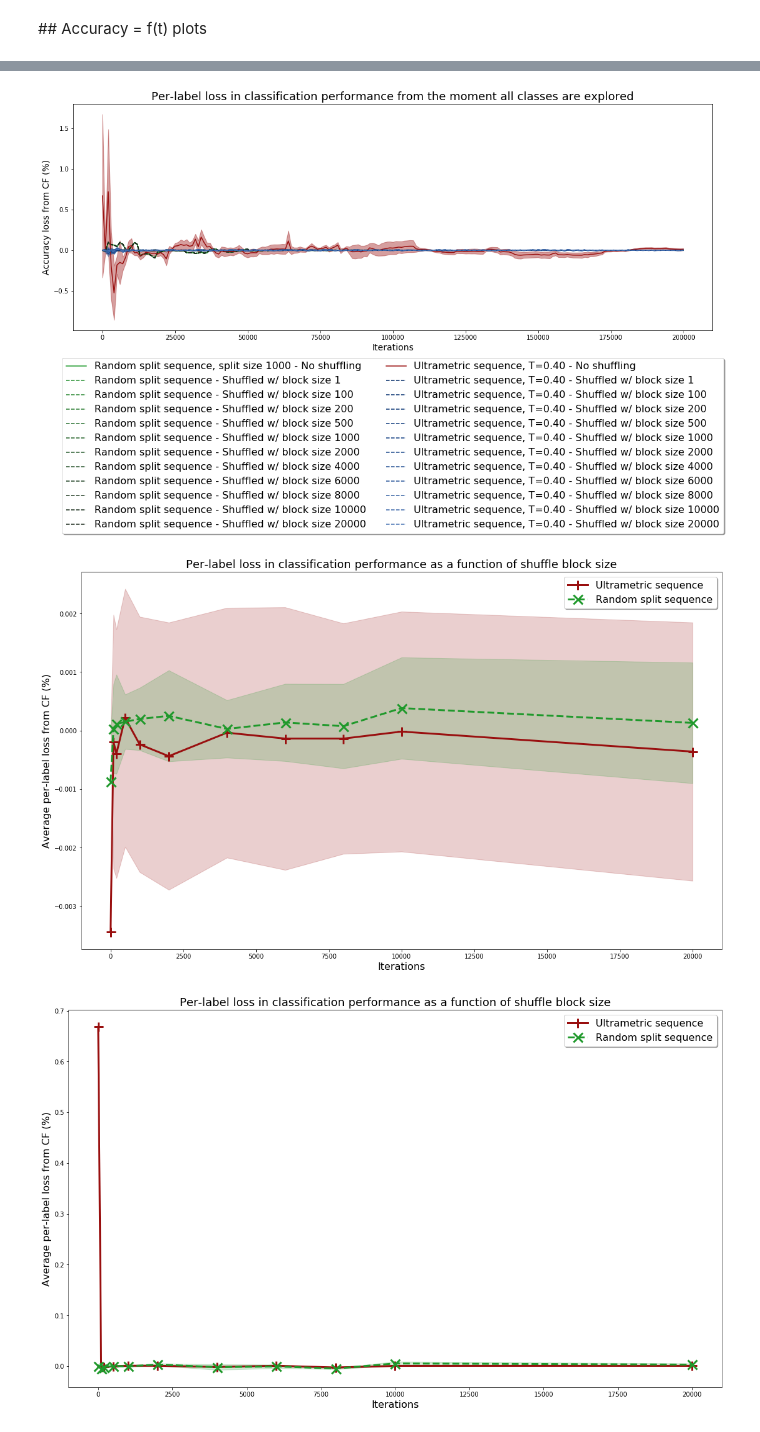
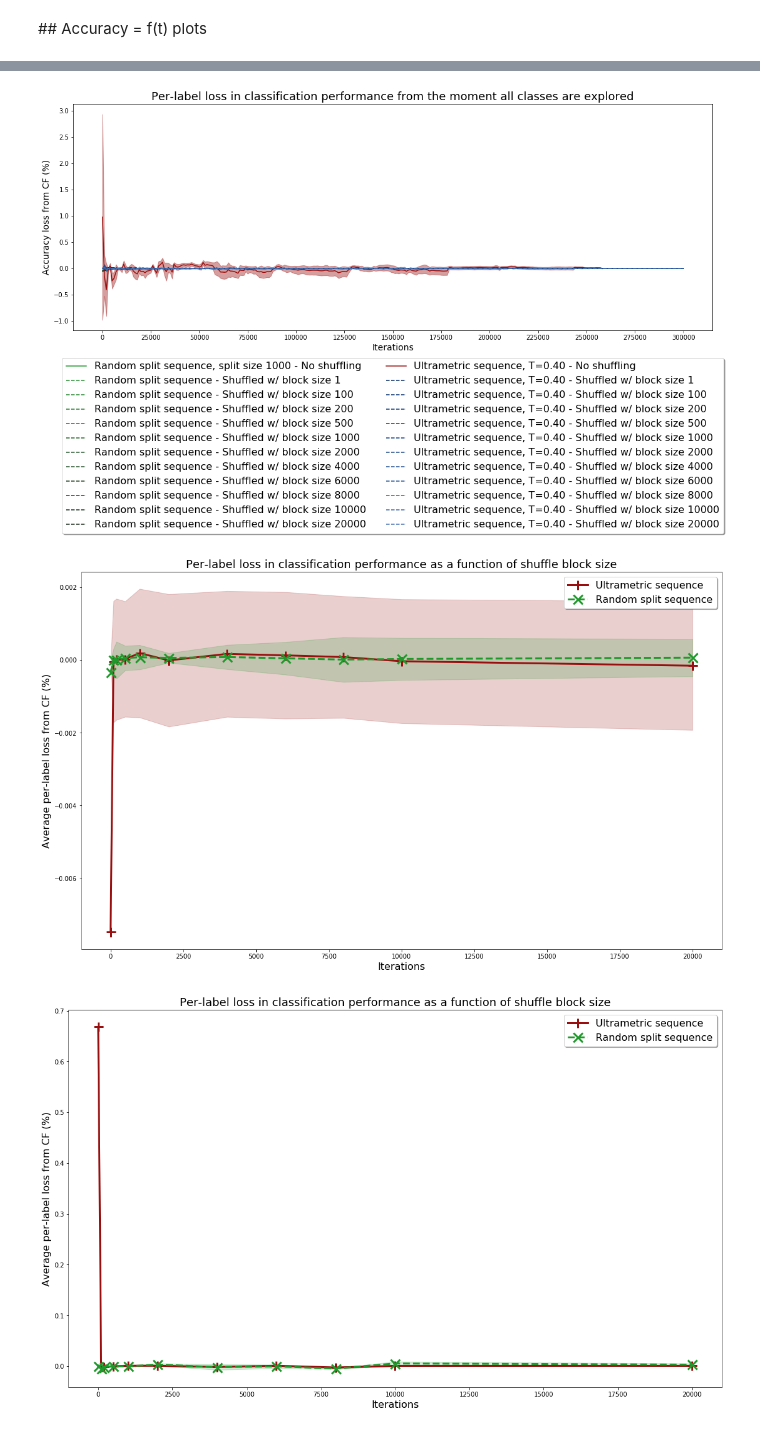
Before and after one commit to Brossollet-Antonin/Ultrametric-benchmark, a Jupyter notebook: notebooks/data_analysis_v2.ipynb, the cells around one changed output, grey strips where cells are left out. Cells and saved outputs as stored; diff of their text form; code cells hidden in the pictures.

```diff
--- a/notebooks/data_analysis_v2.ipynb
+++ b/notebooks/data_analysis_v2.ipynb
@@ -204,8 +254,8 @@ ld.get_acc_nomarkers(
 )
 # %%
 hidden_sz = 20
-n_tests = 200
-seq_length = 200000
+n_tests = 300
+seq_length = 300000
 
 #splt_sizes_orig = {
 #    0.4: (1, 100, 200, 400, 800, 1600, 8000)
@@ -423,34 +473,34 @@ for splt_id, (T, splt_info) in enumerate(splt_sizes_rb.items()):
                 ls = '--',
                 label = 'Ultrametric sequence, T={0:.2f} - Shuffled w/ block size {1:d}'.format(T, block_sz)
             )
             cf_ax.fill_between(
                 x = range(len(cf_ultra_mean)),
                 y1 = cf_ultra_mean - var_scale*cf_ultra_std,
                 y2 = cf_ultra_mean + var_scale*cf_ultra_std,
                 color = hsv_to_rgb(hsv_shfl),
                 alpha = 0.4
             )
             avg_cf_ultra[block_sz] = np.mean(cf_ultra_mean)
             avg_cf_ultra_std[block_sz] = np.mean(cf_ultra_std)
             init_cf_ultra[block_sz] = cf_ultra_mean[0]
             init_cf_ultra_std[block_sz] = cf_ultra_std[0]
 
     plt.xticks(xtick_pos, xtick_labels)
     plt.title('Per-label loss in classification performance from the moment all classes are explored', fontsize = 18)
 
     box = cf_ax.get_position()
     cf_ax.set_position([box.x0, box.y0 + box.height * 0.1, box.width, box.height * 0.9])
 
     cf_ax.legend(loc='upper center', bbox_to_anchor=(0.5, -0.1), fancybox=True, shadow=True, ncol=2, prop={'size': 16})
 
     plt.xlabel('Iterations', fontsize=14)
     plt.ylabel('Accuracy loss from CF (%)', fontsize=14)
 
 fig.tight_layout(pad=10.0)
 plt.savefig('out_plots_cfscore.svg', format='svg')
 plt.savefig('out_plots_cfscore.pdf', format='pdf')
 # %% [output]
-[figure, old version]
+[figure, new version]
 # %%
 fig = plt.figure(figsize=(18,len(splt_sizes_rb.keys())*12))
 cf_blsz_ax = plt.subplot(111)
@@ -505,7 +555,7 @@ fig.tight_layout(pad=10.0)
 plt.savefig('out_plots_cfscore_avg.svg', format='svg')
 plt.savefig('out_plots_cfscore_avg.pdf', format='pdf')
 # %% [output]
-[figure, old version]
+[figure, new version]
 # %%
 fig = plt.figure(figsize=(18,len(splt_sizes_rb.keys())*12))
 cf_blsz_ax = plt.subplot(111)
```
Also changed, not shown: parts of 9 cells of this notebook, 1 other file.
